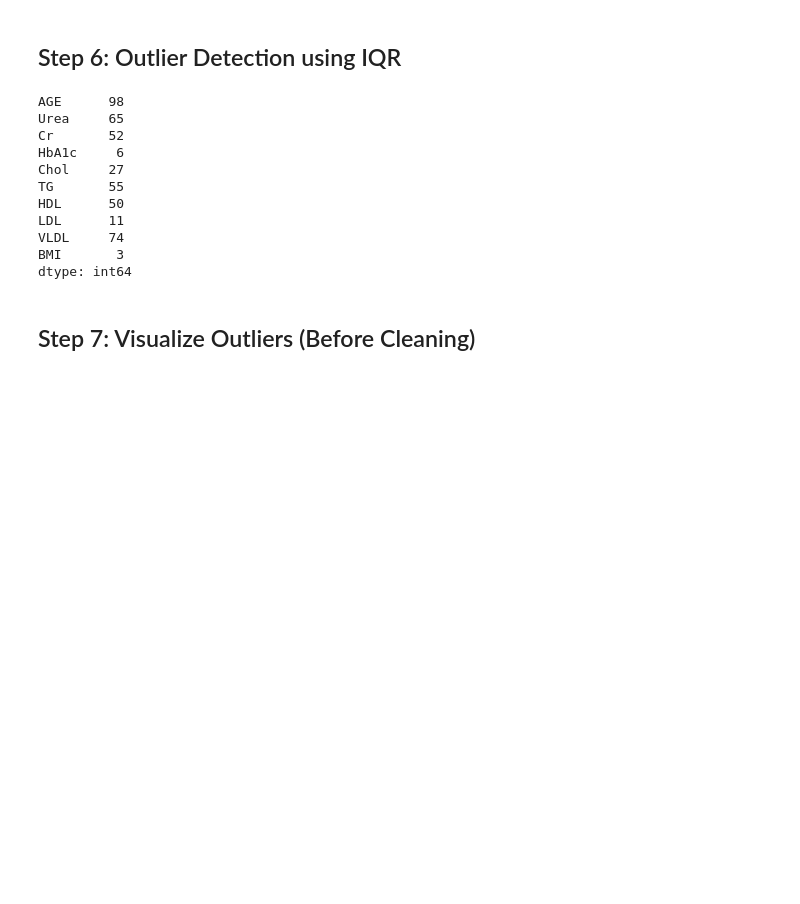
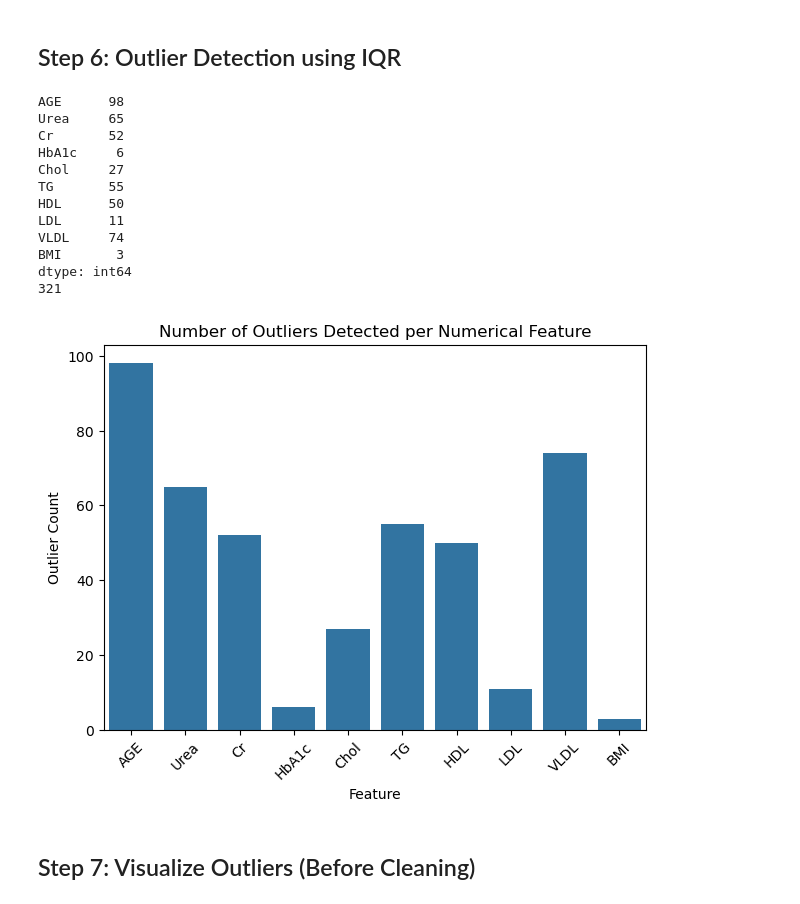
Before and after one commit to SalmaAhmad/Diabetes_Project, a Jupyter notebook: Diabetes_Project.ipynb, the cells around one changed output. Saved outputs shown, nothing was run; the diff lists cells and outputs as text; code cells hidden in the pictures; blank space fills up the shorter version.

```diff
--- a/Diabetes_Project.ipynb
+++ b/Diabetes_Project.ipynb
@@ -124,6 +196,13 @@ outlier_mask = (df[num_col] < (q1 - 1.5 * iqr)) | (df[num_col] > (q3 + 1.5 * iqr
 
 outlier_counts = outlier_mask.sum()
 print(outlier_counts)
+# Detect rows where ANY column is an outlier
+row_outlier_mask = outlier_mask.any(axis=1)
+
+# Total number of outlier rows
+outlier_count = row_outlier_mask.sum()
+
+print(outlier_count)
 # %% [output]
 AGE      98
 Urea     65
@@ -136,6 +215,18 @@ LDL      11
 VLDL     74
 BMI       3
 dtype: int64
+321
+# %%
+# --- Bar Plot of Outlier Counts ---
+plt.figure(figsize=(7, 5))
+sns.barplot(x=outlier_counts.index, y=outlier_counts.values)
+plt.title("Number of Outliers Detected per Numerical Feature")
+plt.ylabel("Outlier Count")
+plt.xlabel("Feature")
+plt.xticks(rotation=45)
+plt.show()
+# %% [output]
+[figure, added]
 # %% [markdown]
 ## Step 7: Visualize Outliers (Before Cleaning)
 # %%
```
Also changed, not shown: parts of 6 cells of this notebook, 14 other files.
